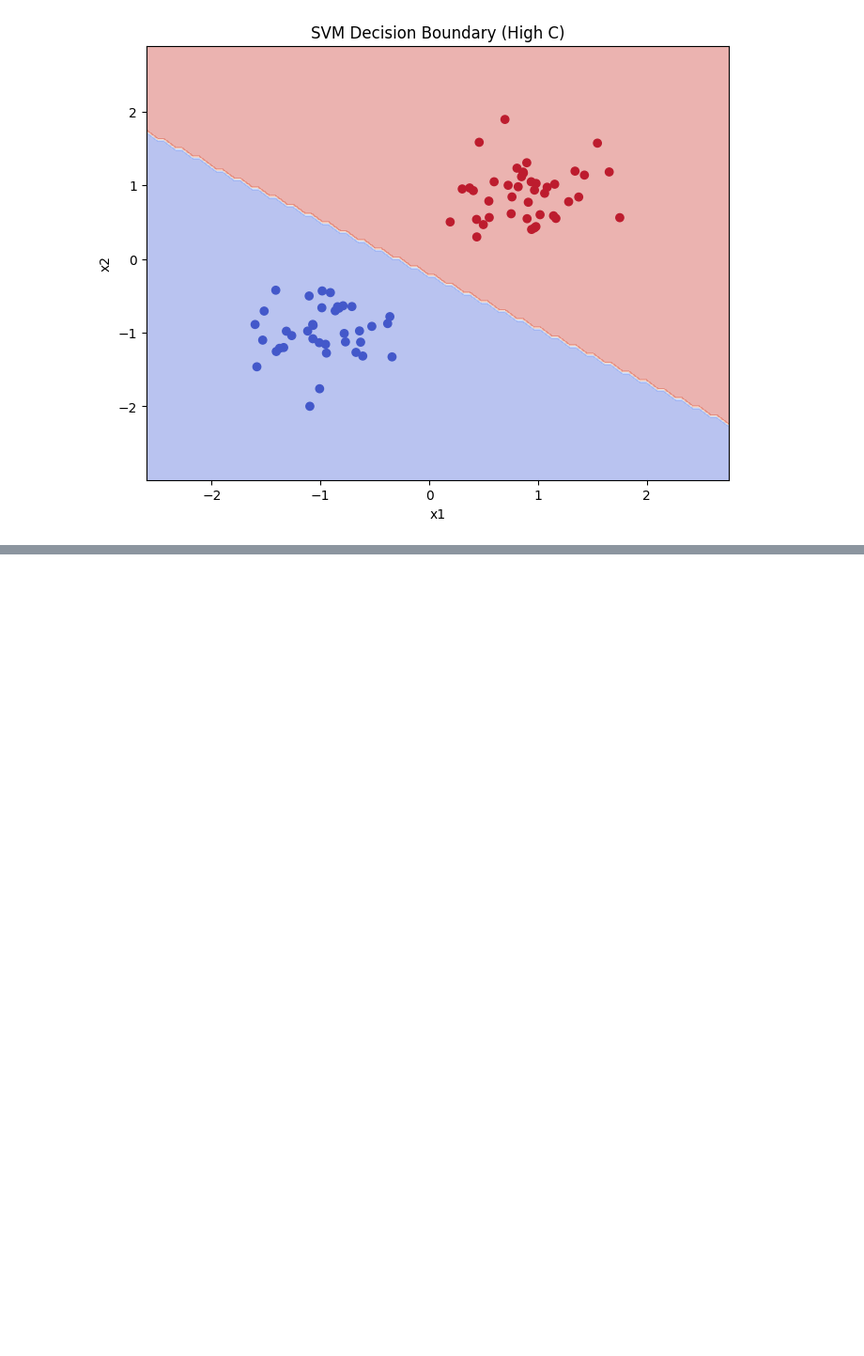
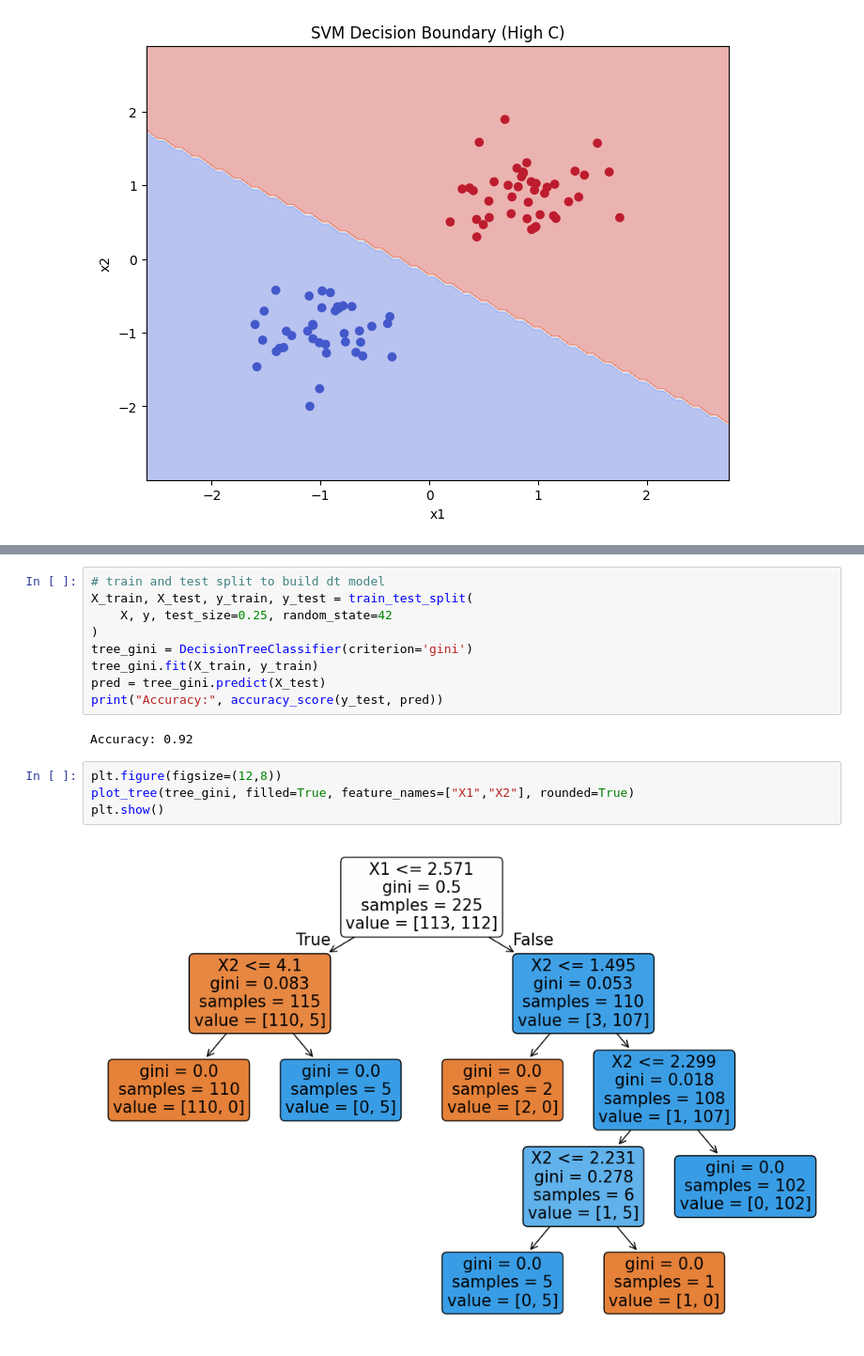
Before and after one commit to avikumart/DA-DS-Questions, a Jupyter notebook: ML_coding/Ml_coding_and_interviewn_practice.ipynb, the cells around one changed output, grey strips where cells are left out. Shown at 94% size. Drawn from its saved outputs; the diff is of its cells as text; blank space fills up the shorter version.

```diff
--- a/ML_coding/Ml_coding_and_interviewn_practice.ipynb
+++ b/ML_coding/Ml_coding_and_interviewn_practice.ipynb
@@ -1488,0 +1545,17 @@ Accuracy (RBF): 1.0
+# %%
+# train and test split to build dt model
+X_train, X_test, y_train, y_test = train_test_split(
+    X, y, test_size=0.25, random_state=42
+)
+tree_gini = DecisionTreeClassifier(criterion='gini')
+tree_gini.fit(X_train, y_train)
+pred = tree_gini.predict(X_test)
+print("Accuracy:", accuracy_score(y_test, pred))
+# %% [output]
+Accuracy: 0.92
+# %%
+plt.figure(figsize=(12,8))
+plot_tree(tree_gini, filled=True, feature_names=["X1","X2"], rounded=True)
+plt.show()
+# %% [output]
+[figure, added]
```
Also changed, not shown: parts of 16 cells of this notebook.
